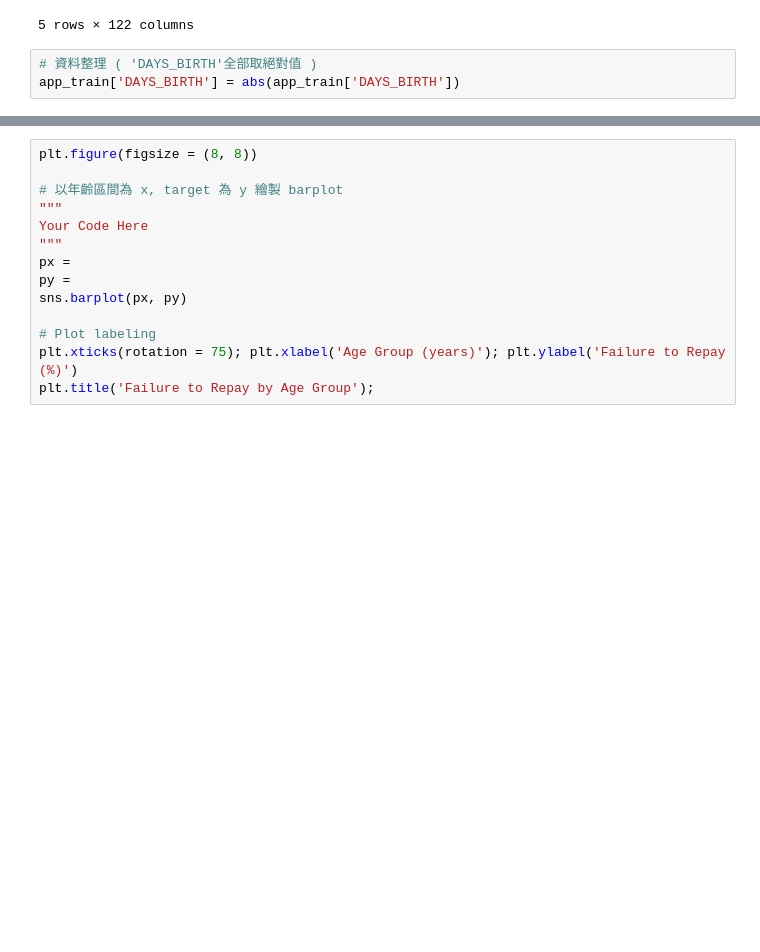
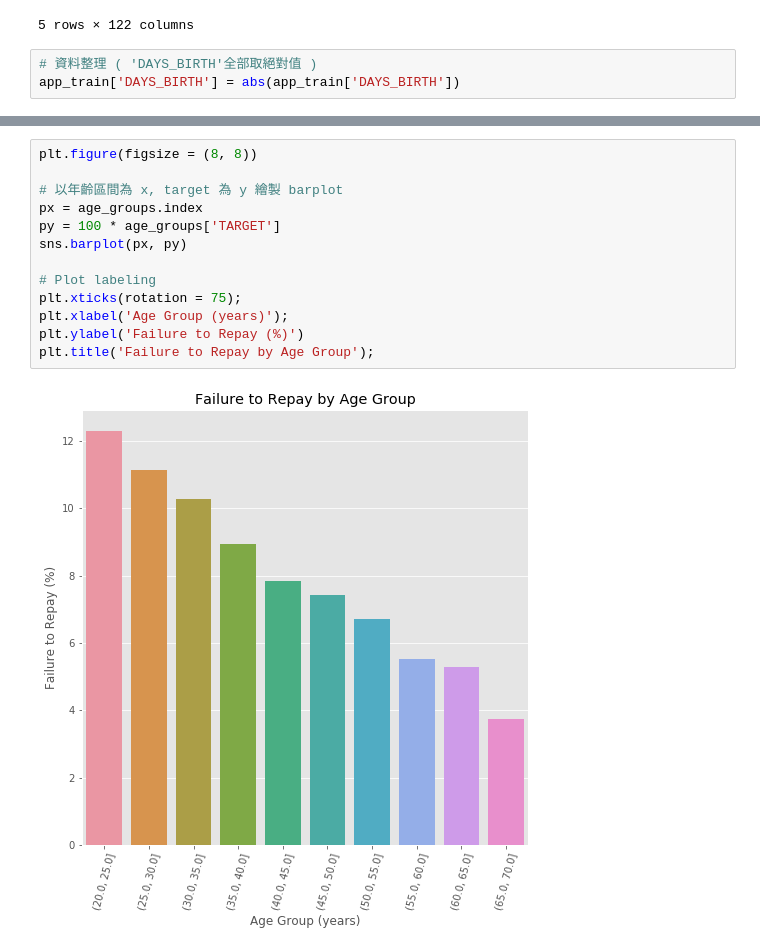
Before and after one commit to huayang3/ML100DAYS, a Jupyter notebook: homework/Day_016_HW.ipynb, the cells around one changed output, grey strips where cells are left out. Drawn from its saved outputs; the diff is of its cells as text; blank space fills up the shorter version.

```diff
--- a/homework/Day_016_HW.ipynb
+++ b/homework/Day_016_HW.ipynb
@@ -102,14 +110,15 @@ age_groups
 # %%
 plt.figure(figsize = (8, 8))
 
 # 以年齡區間為 x, target 為 y 繪製 barplot
-"""
-Your Code Here
-"""
-px =
-py =
+px = age_groups.index
+py = 100 * age_groups['TARGET']
 sns.barplot(px, py)
 
 # Plot labeling
-plt.xticks(rotation = 75); plt.xlabel('Age Group (years)'); plt.ylabel('Failure to Repay (%)')
+plt.xticks(rotation = 75);
+plt.xlabel('Age Group (years)');
+plt.ylabel('Failure to Repay (%)')
 plt.title('Failure to Repay by Age Group');
+# %% [output]
+[figure, added]
```
Also changed, not shown: parts of 3 cells of this notebook.
